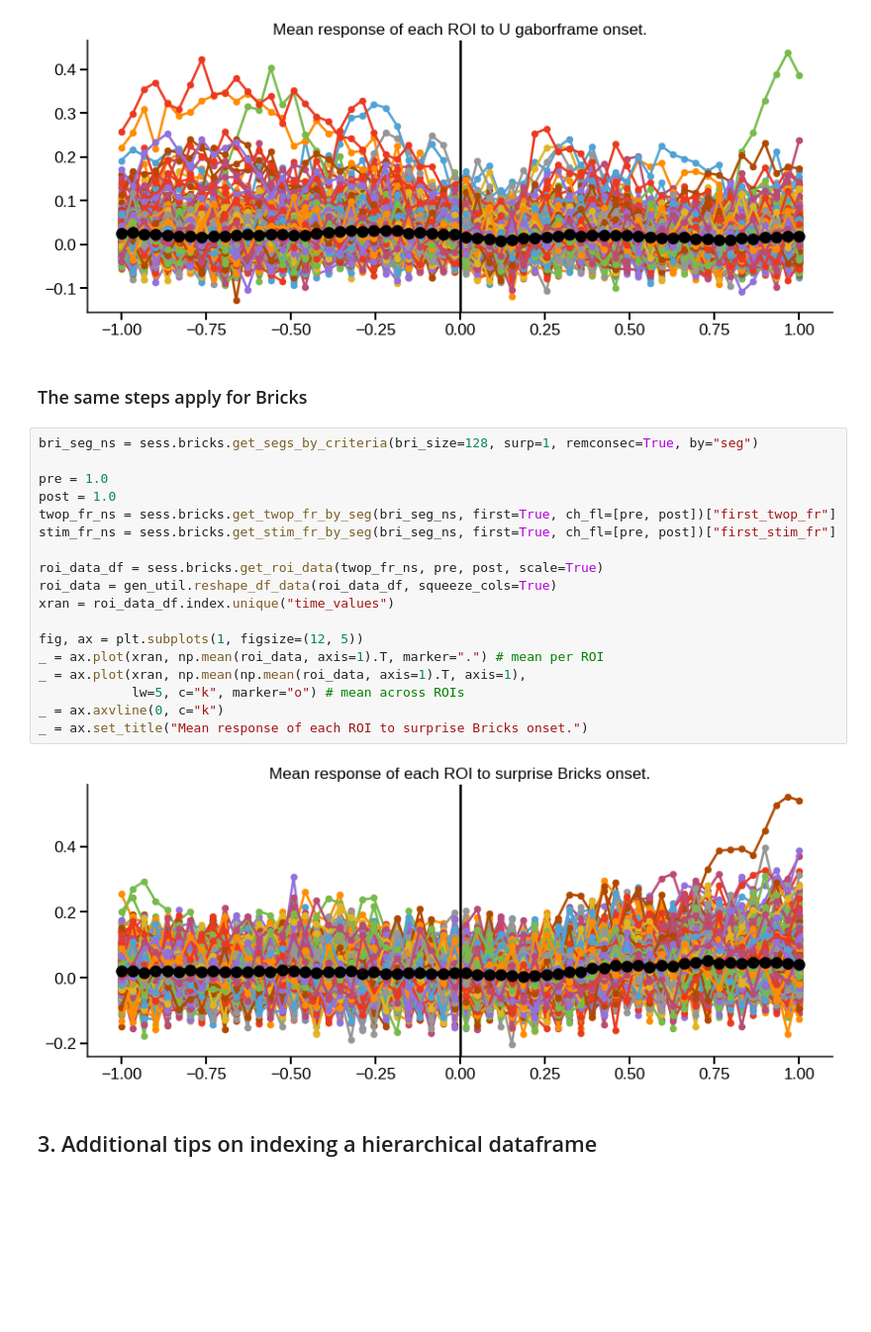
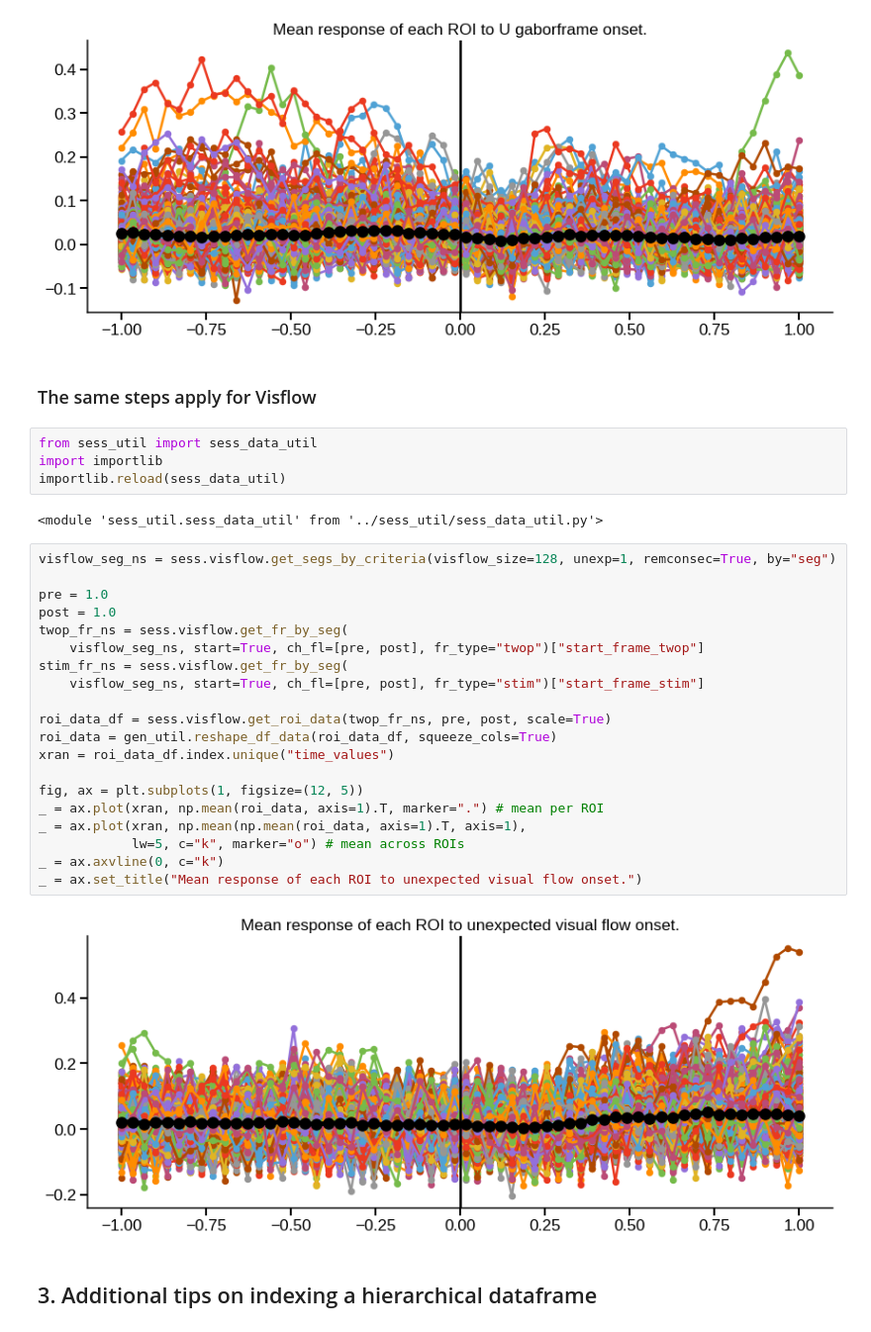
Before and after one commit to colleenjg/OpenScope_CA_Analysis, a Jupyter notebook: examples/session_demonstration_script.ipynb, the cells around one changed output. Shown at 99% size. Saved outputs shown, nothing was run; the diff lists cells and outputs as text; blank space fills up the shorter version.

Commit message:
Major rehaul to enable future compatibility with NWB. Modified vocabulary from bricks to visual flow and surprise to unexpected.

```diff
--- a/examples/session_demonstration_script.ipynb
+++ b/examples/session_demonstration_script.ipynb
@@ -180,27 +175,35 @@ _ = ax.set_title("Mean response of each ROI to U gaborframe onset.")
 # %% [output]
 [figure]
 # %% [markdown]
-### The same steps apply for Bricks
+### The same steps apply for Visflow
+# %%
+from sess_util import sess_data_util
+import importlib
+importlib.reload(sess_data_util)
+# %% [output]
+<module 'sess_util.sess_data_util' from '../sess_util/sess_data_util.py'>
 # %%
-bri_seg_ns = sess.bricks.get_segs_by_criteria(bri_size=128, surp=1, remconsec=True, by="seg")
+visflow_seg_ns = sess.visflow.get_segs_by_criteria(visflow_size=128, unexp=1, remconsec=True, by="seg")
 
 pre = 1.0
 post = 1.0
-twop_fr_ns = sess.bricks.get_twop_fr_by_seg(bri_seg_ns, first=True, ch_fl=[pre, post])["first_twop_fr"]
-stim_fr_ns = sess.bricks.get_stim_fr_by_seg(bri_seg_ns, first=True, ch_fl=[pre, post])["first_stim_fr"]
+twop_fr_ns = sess.visflow.get_fr_by_seg(
+    visflow_seg_ns, start=True, ch_fl=[pre, post], fr_type="twop")["start_frame_twop"]
+stim_fr_ns = sess.visflow.get_fr_by_seg(
+    visflow_seg_ns, start=True, ch_fl=[pre, post], fr_type="stim")["start_frame_stim"]
 
-roi_data_df = sess.bricks.get_roi_data(twop_fr_ns, pre, post, scale=True)
+roi_data_df = sess.visflow.get_roi_data(twop_fr_ns, pre, post, scale=True)
 roi_data = gen_util.reshape_df_data(roi_data_df, squeeze_cols=True)
 xran = roi_data_df.index.unique("time_values")
 
 fig, ax = plt.subplots(1, figsize=(12, 5))
 _ = ax.plot(xran, np.mean(roi_data, axis=1).T, marker=".") # mean per ROI
 _ = ax.plot(xran, np.mean(np.mean(roi_data, axis=1).T, axis=1),
             lw=5, c="k", marker="o") # mean across ROIs
 _ = ax.axvline(0, c="k")
-_ = ax.set_title("Mean response of each ROI to surprise Bricks onset.")
+_ = ax.set_title("Mean response of each ROI to unexpected visual flow onset.")
 # %% [output]
-[figure, old version]
+[figure, new version]
 # %% [markdown]
 ## 3. Additional tips on indexing a hierarchical dataframe
 # %%
```
Also changed, not shown: parts of 14 cells of this notebook, 58 other files.
